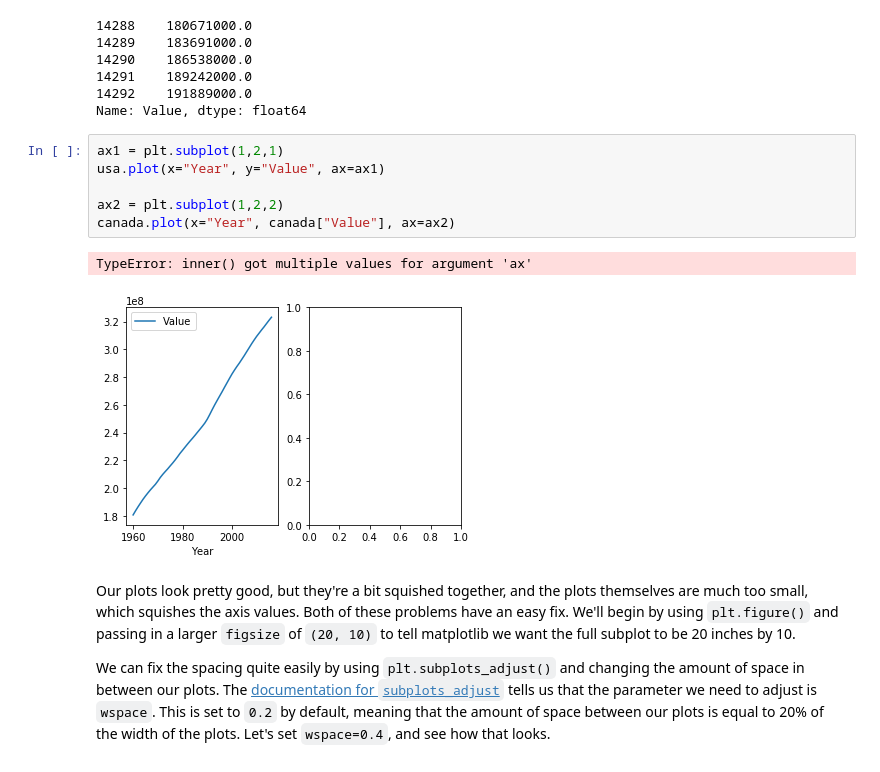
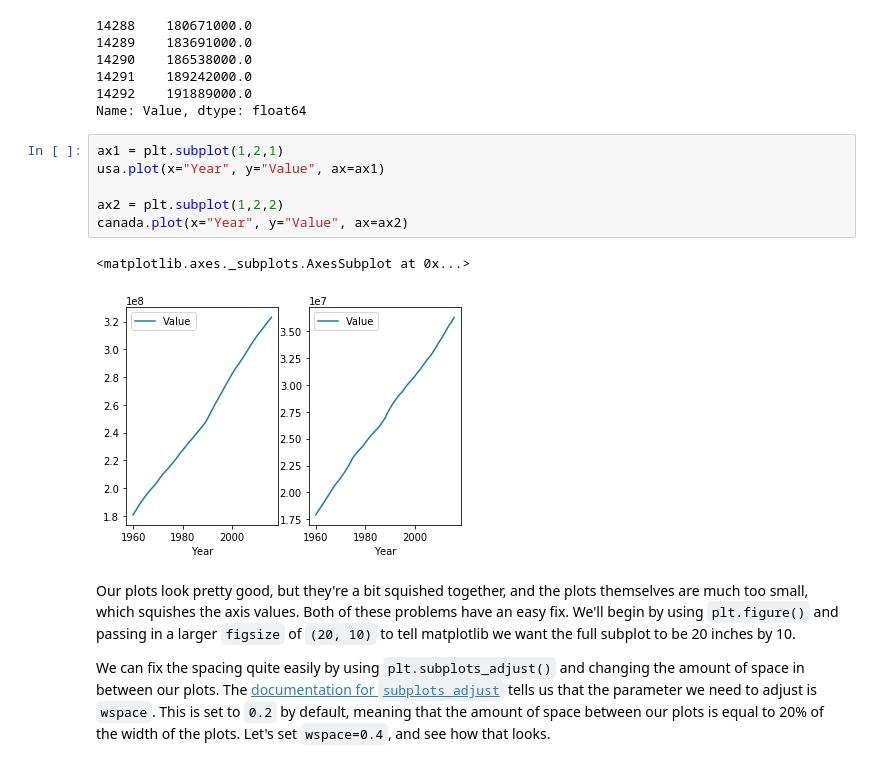
Before and after one commit to ortsed/dsc-subplots-and-enumeration-lab-dc-ds-career-042219, a Jupyter notebook: index.ipynb, the cells around one changed output. Drawn from its saved outputs; the diff is of its cells as text.

```diff
--- a/index.ipynb
+++ b/index.ipynb
@@ -126,12 +126,12 @@ Name: Value, dtype: float64
 # %%
 ax1 = plt.subplot(1,2,1)
 usa.plot(x="Year", y="Value", ax=ax1)
 
 ax2 = plt.subplot(1,2,2)
-canada.plot(x="Year", canada["Value"], ax=ax2)
+canada.plot(x="Year", y="Value", ax=ax2)
 # %% [output]
-TypeError: inner() got multiple values for argument 'ax'
+<matplotlib.axes._subplots.AxesSubplot at 0x...>
-[figure, old version]
+[figure, new version]
 # %% [markdown]
 Our plots look pretty good, but they're a bit squished together, and the plots themselves are much too small, which squishes the axis values.  Both of these problems have an easy fix. We'll begin by using `plt.figure()` and passing in a larger `figsize` of `(20, 10)` to tell matplotlib we want the full subplot to be 20 inches by 10.
 
```
